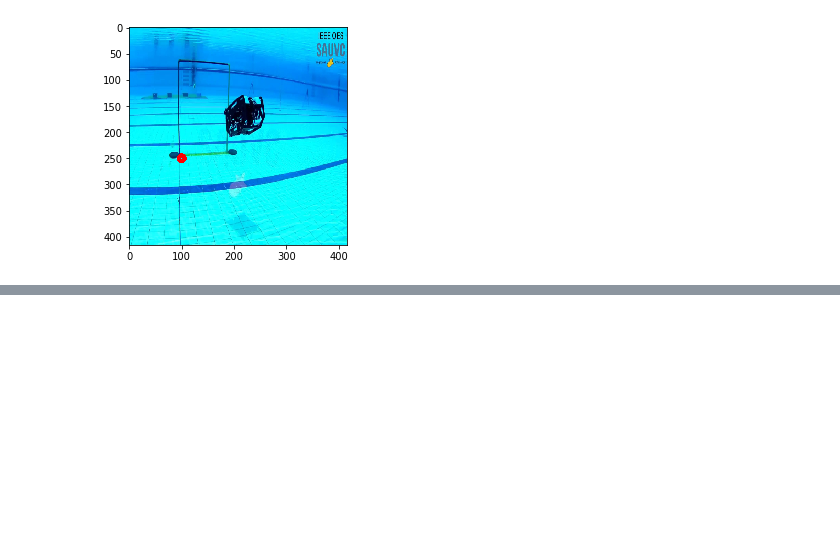
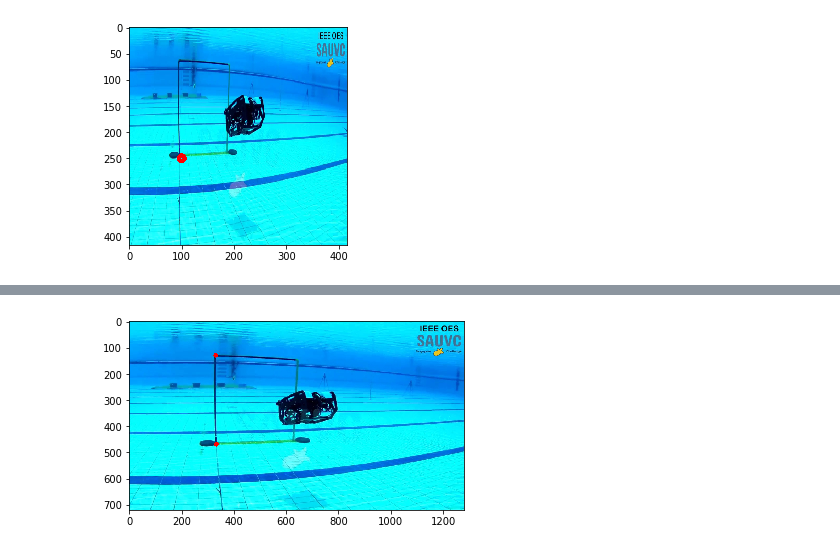
Before and after one commit to ashvath100/computer-vision, a Jupyter notebook: experimentation/Data_Cleaning/Data_YOLO.ipynb, the cells around one changed output, grey strips where cells are left out. Drawn from its saved outputs; the diff is of its cells as text; code cells hidden in the pictures; blank space fills up the shorter version.

```diff
--- a/experimentation/Data_Cleaning/Data_YOLO.ipynb
+++ b/experimentation/Data_Cleaning/Data_YOLO.ipynb
@@ -177,0 +208,6 @@ plt.imshow(img[...,::-1])
+# %%
+img = cv2.circle(img, (331, 130), 5, (0,0,255), 8)
+plt.imshow(img[...,::-1])
+plt.show()
+# %% [output]
+[figure, added]
```
Also changed, not shown: parts of 20 cells of this notebook, 3 other files.
